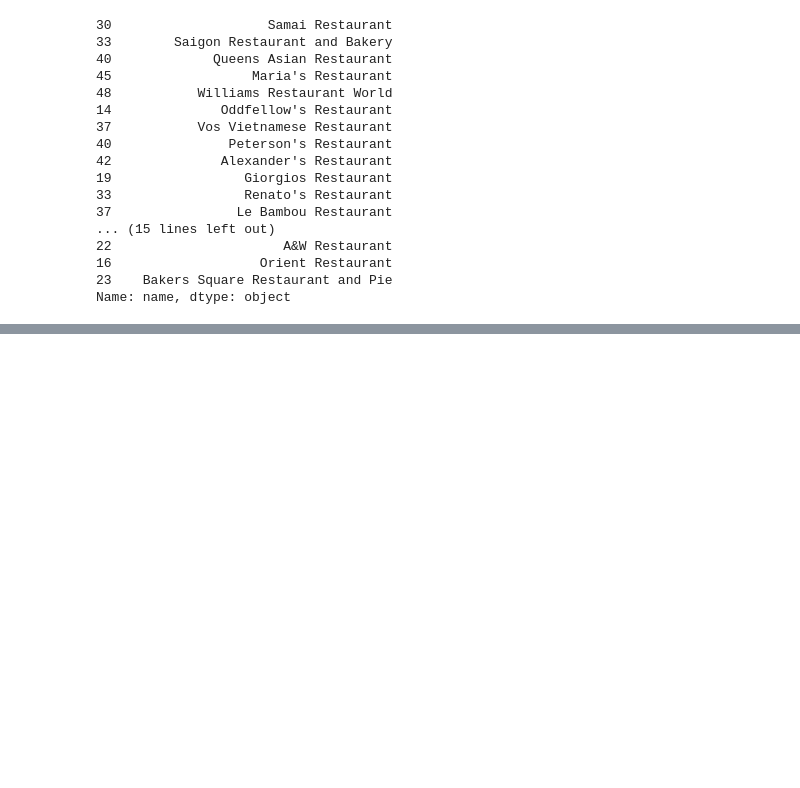
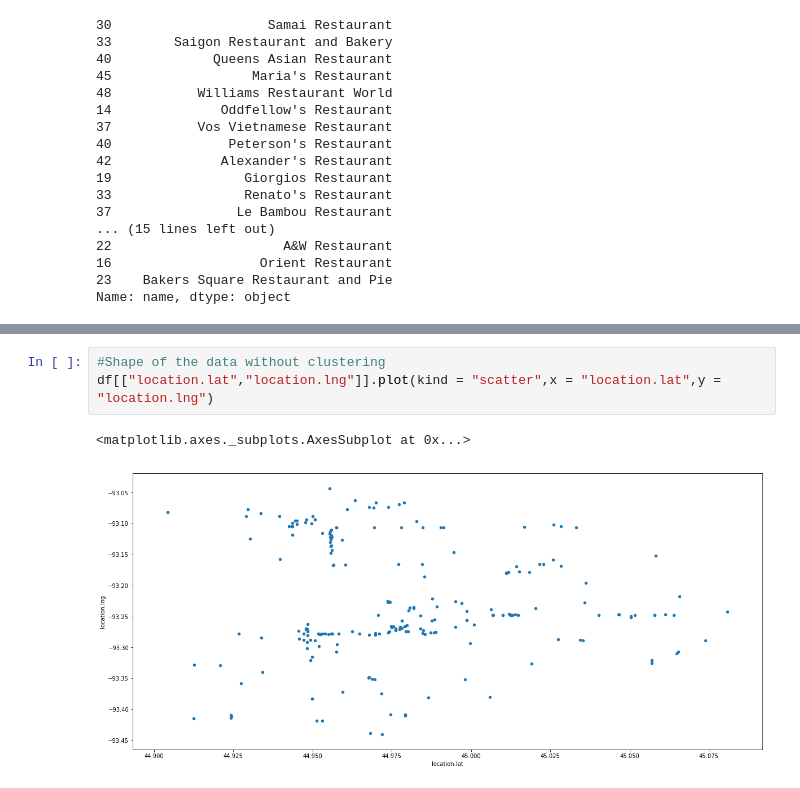
Before and after one commit to Jwychor/Applied_Data_Science_Capstone, a Jupyter notebook: Capstone_Location_Project.ipynb, the cells around one changed output, grey strips where cells are left out. Cells and saved outputs as stored; diff of their text form; blank space fills up the shorter version.

```diff
--- a/Capstone_Location_Project.ipynb
+++ b/Capstone_Location_Project.ipynb
@@ -139,3 +142,9 @@ mnMap.save("Restaurant_Folium.html")
 mnMap
 # %% [output]
 [interactive output not drawn]
+# %%
+#Shape of the data without clustering
+df[["location.lat","location.lng"]].plot(kind = "scatter",x = "location.lat",y = "location.lng")
+# %% [output]
+<matplotlib.axes._subplots.AxesSubplot at 0x...>
+[figure, added]
```
Also changed, not shown: parts of 4 cells of this notebook.
